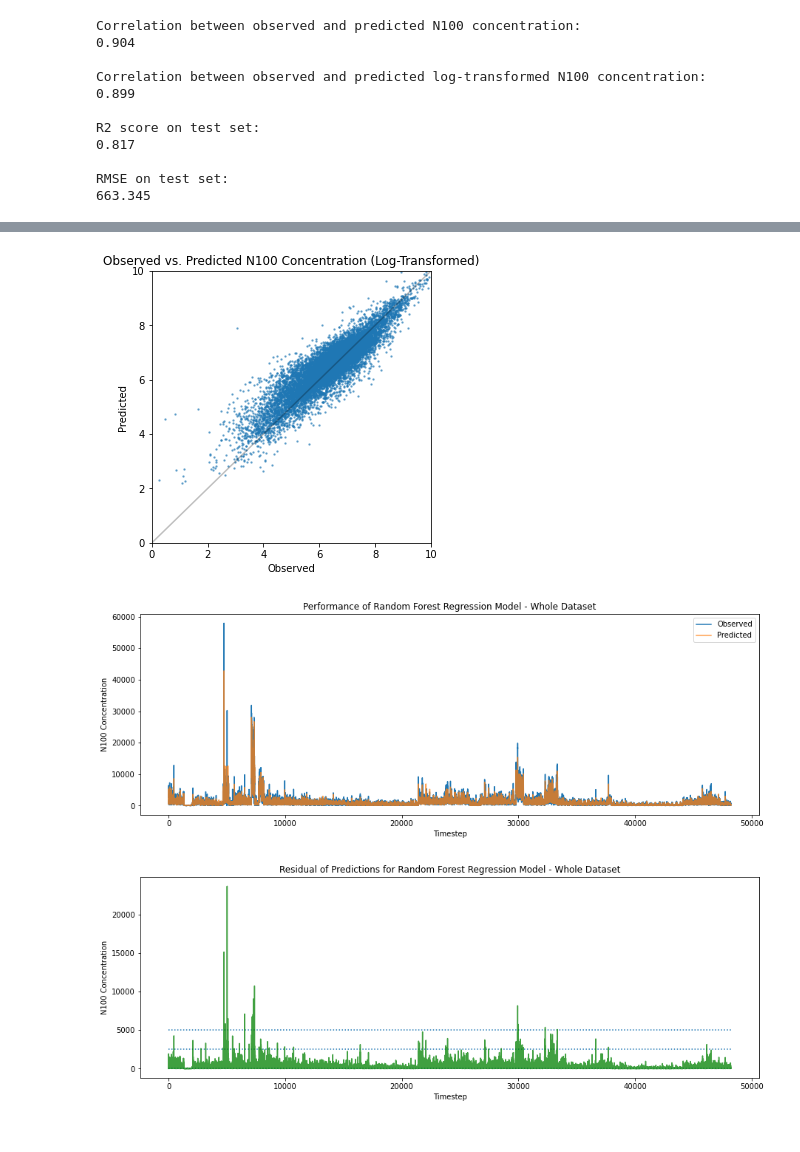
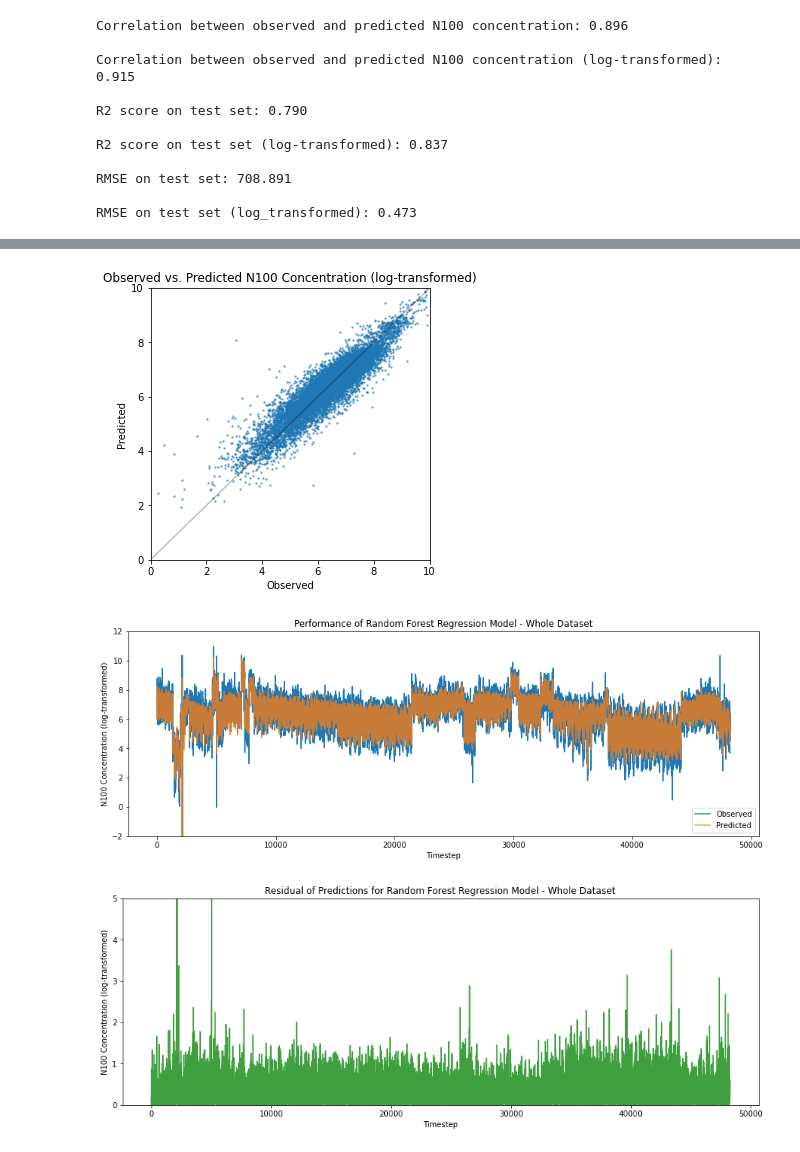
Before and after one commit to ellarauth/CCN-proxy-modeling, a Jupyter notebook: modelling.ipynb, the cells around one changed output, grey strips where cells are left out. Saved outputs shown, nothing was run; the diff lists cells and outputs as text; code cells hidden in the pictures.

```diff
--- a/modelling.ipynb
+++ b/modelling.ipynb
@@ -154,7 +121,7 @@ for v in variables:
 # %%
 data = pd.read_csv('data/full_data.csv', parse_dates=['date'])
 
-for v in variables:
+for v in ['n100']+variables:
     if v not in dont_transform:
         transformed = data[v]
         transformed = transformed.where(transformed != transformed.min(), transformed.nlargest(2).iloc[-1])
@@ -183,5 +156,5 @@ sns.heatmap(data[['n100'] + predictors].corr(),
 # %%
-# splitting the dataset into traning (75%) and testing (25%) sets
+# splitting the dataset into training (75%) and testing (25%) sets
 indices = np.arange(len(data))
 np.random.seed(42)
 np.random.shuffle(indices)
@@ -194,9 +167,11 @@ X_train = np.take(data[predictors], train_indices, 0)
 X_test = np.take(data[predictors], test_indices, 0)
 
 # n100 concentration
-y_train = np.take(data.n100, train_indices, 0)
-y_test = np.take(data.n100, test_indices, 0)
-log_y_test = np.take(np.log(data.n100.where(data.n100 != 0, 0.1)), test_indices, 0)
+log_transf_n100 = True
+y_train = np.take(data.n100, train_indices, 0) if not log_transf_n100 else np.take(data.n100_log, train_indices, 0)
+log_y_test = np.take(data.n100_log, test_indices, 0)
+orig_y_test = np.take(data.n100, test_indices, 0)
+y_test = orig_y_test if not log_transf_n100 else log_y_test
 
 print('Train set shapes:', X_train.shape, 'and', y_train.shape)
 print('Test set shapes:', X_test.shape, 'and', y_test.shape)
@@ -252,36 +252,62 @@ RMSE on test set:
 # %%
-# fitting the linear regression model
-model = RandomForestRegressor(max_depth=20).fit(X_train, y_train)
+# fitting the random forest regression model
+model = RandomForestRegressor(max_depth=10).fit(X_train, y_train)
 
 # making test set predictions
 predictions = model.predict(X_test)
-
-# removing predictions that are negative
-predictions[predictions <= 0] = 0.1
-log_predictions = np.log(predictions)
+log_predictions = None
+if log_transf_n100:
+    log_predictions = predictions
+    predictions = np.exp(predictions)
+    predictions[predictions <= 0] = 0.1
+else:
+    predictions[predictions <= 0] = 0.1
+    log_predictions = np.log(predictions)
 
 # plotting observed vs. predicted n100 concentrations
 corr_eval(predictions)
-log_log_eval(log_predictions)
+corr_eval(log_predictions, log_transf=True)
 
 # evaluating the model performance
-eval_model(predictions, model)
+eval_model(predictions, log_predictions, model)
 
 # making predictions for the whole dataset
 predictions_all = model.predict(np.array(data[predictors]))
-predictions_all[predictions_all <= 0] = 0.1
+if not log_transf_n100:
+    predictions_all[predictions_all <= 0] = 0.1
+    predictions_all = np.log(predictions_all)
 
 # plotting the observed and predicted n100 concentrations against time
-plot_all_results('Random Forest Regression', predictions_all, data)
+plot_results('Random Forest Regression', predictions_all, data)
+plot_residuals('Random Forest Regression', predictions_all, data)
+
+
+# RESULTS:
+# --------
+# predictors for original data
+# Correlation between observed and predicted N100 concentration: 0.875
+# Correlation between observed and predicted N100 concentration (log-transformed): 0.847
+# R2 score on test set: 0.765
+# R2 score on test set (log-transformed): 0.671
+# RMSE on test set: 751.196
+# RMSE on test set (log_transformed): 0.672
+
+# predictors for log-transformed data
+# Correlation between observed and predicted N100 concentration: 0.896
+# Correlation between observed and predicted N100 concentration (log-transformed): 0.915
+# R2 score on test set: 0.790
+# R2 score on test set (log-transformed): 0.837
+# RMSE on test set: 708.891
+# RMSE on test set (log_transformed): 0.473
 # %% [output]
-Correlation between observed and predicted N100 concentration:
-0.904
+Correlation between observed and predicted N100 concentration: 0.896
 
-Correlation between observed and predicted log-transformed N100 concentration:
-0.899
+Correlation between observed and predicted N100 concentration (log-transformed): 0.915
 
-R2 score on test set:
-0.817
+R2 score on test set: 0.790
 
-RMSE on test set:
-663.345
+R2 score on test set (log-transformed): 0.837
+
+RMSE on test set: 708.891
+
+RMSE on test set (log_transformed): 0.473
@@ -289,3 +315,3 @@ RMSE on test set:
-[figure, old version]
+[figure, new version]
-[figure, old version]
+[figure, new version]
-[figure, old version]
+[figure, new version]
```
Also changed, not shown: parts of 6 cells of this notebook, 1 other file.
